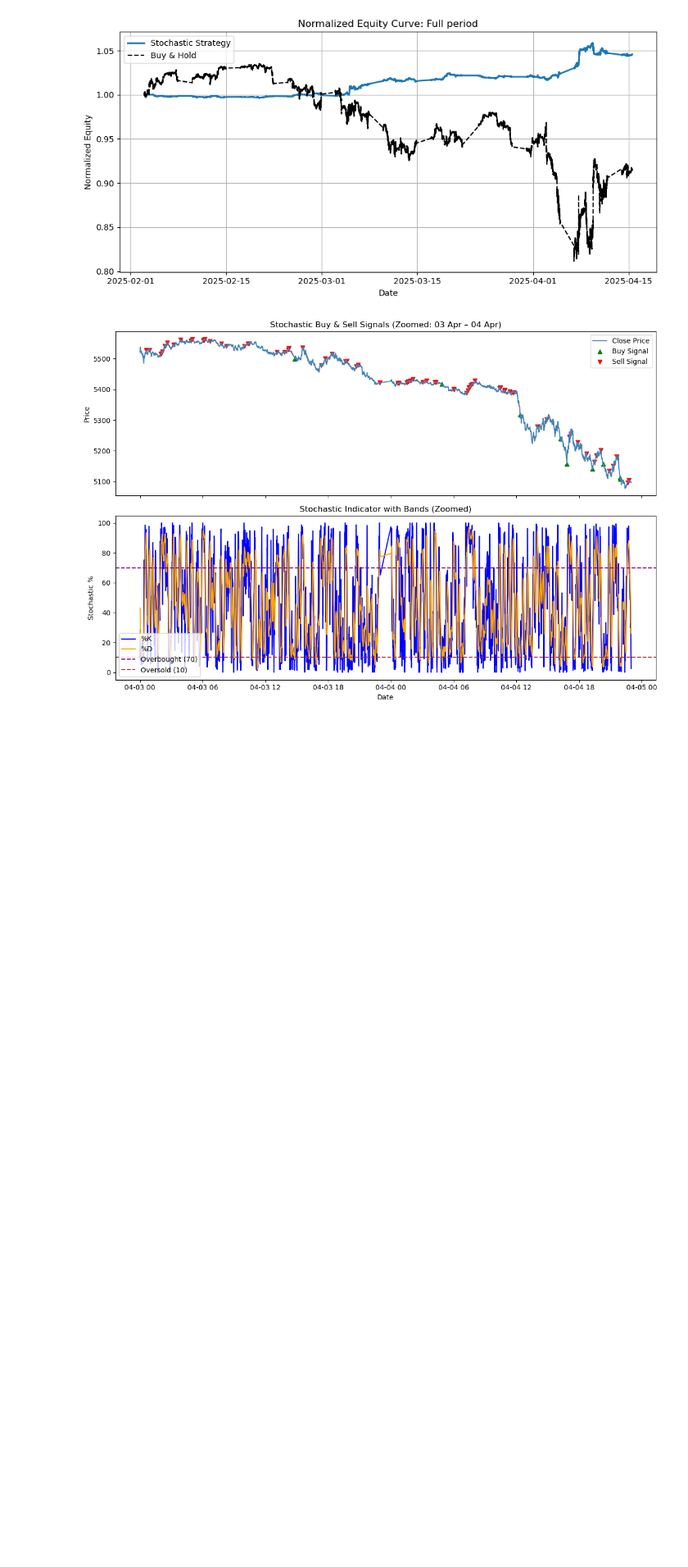
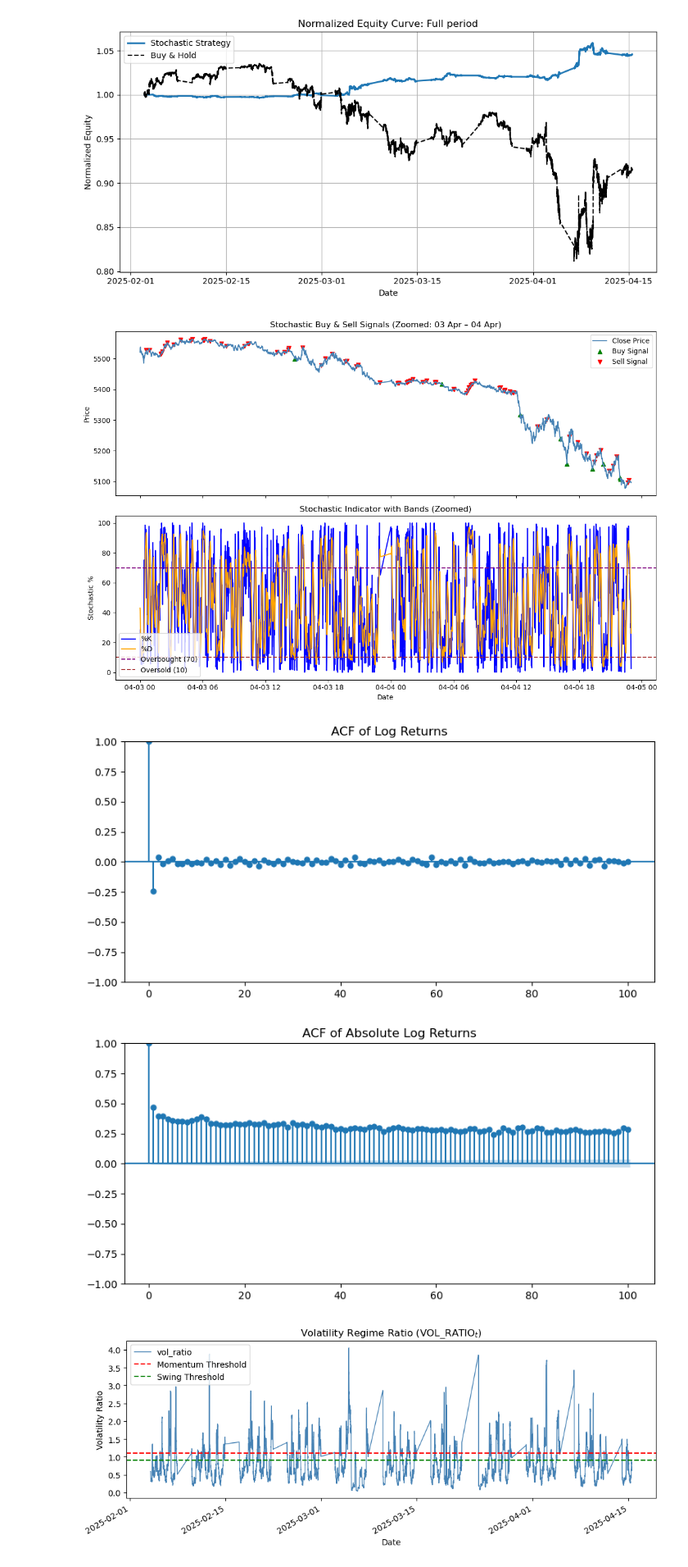
Before and after one commit to OscarOlsen98/Algorithmic-Trading, a Jupyter notebook: Stohcastic.ipynb, the cells around one changed output. Shown at 82% size. Drawn from its saved outputs; the diff is of its cells as text; code cells hidden in the pictures; blank space fills up the shorter version.

```diff
--- a/Stohcastic.ipynb
+++ b/Stohcastic.ipynb
@@ -417,3 +417,49 @@ plt.tight_layout()
 plt.show()
 # %% [output]
 [figure]
+# %%
+import pandas as pd
+import numpy as np
+import matplotlib.pyplot as plt
+from statsmodels.graphics.tsaplots import plot_acf
+
+# Load your dataset
+df = pd.read_csv("combined_all_three.csv", parse_dates=["timestamp"])
+df.set_index("timestamp", inplace=True)
+
+# Compute 1-minute log returns
+df["log_return"] = np.log(df["close"]).diff()
+df["abs_return"] = df["log_return"].abs()
+
+# Compute rolling volatilities
+df["vol_short"] = df["close"].pct_change().rolling(80).std()
+df["vol_long"] = df["close"].pct_change().rolling(1440).std()
+df["vol_ratio"] = df["vol_short"] / df["vol_long"]
+
+# Plot ACF of log returns
+fig, ax = plt.subplots(figsize=(8, 4))
+plot_acf(df["log_return"].dropna(), lags=100, ax=ax, title="ACF of Log Returns")
+plt.tight_layout()
+plt.show()
+
+# Plot ACF of absolute returns
+fig, ax = plt.subplots(figsize=(8, 4))
+plot_acf(df["abs_return"].dropna(), lags=100, ax=ax, title="ACF of Absolute Log Returns")
+plt.tight_layout()
+plt.show()
+
+# Plot volatility ratio
+plt.figure(figsize=(10, 4))
+df["vol_ratio"].plot(color="steelblue", linewidth=1)
+plt.axhline(1.1, color="red", linestyle="--", label="Momentum Threshold")
+plt.axhline(0.9, color="green", linestyle="--", label="Swing Threshold")
+plt.title("Volatility Regime Ratio ($\\text{VOL\\_RATIO}_t$)")
+plt.ylabel("Volatility Ratio")
+plt.xlabel("Date")
+plt.legend()
+plt.tight_layout()
+plt.show()
+# %% [output]
+[figure, added]
+[figure, added]
+[figure, added]
```
Also changed, not shown: 2 other files.
